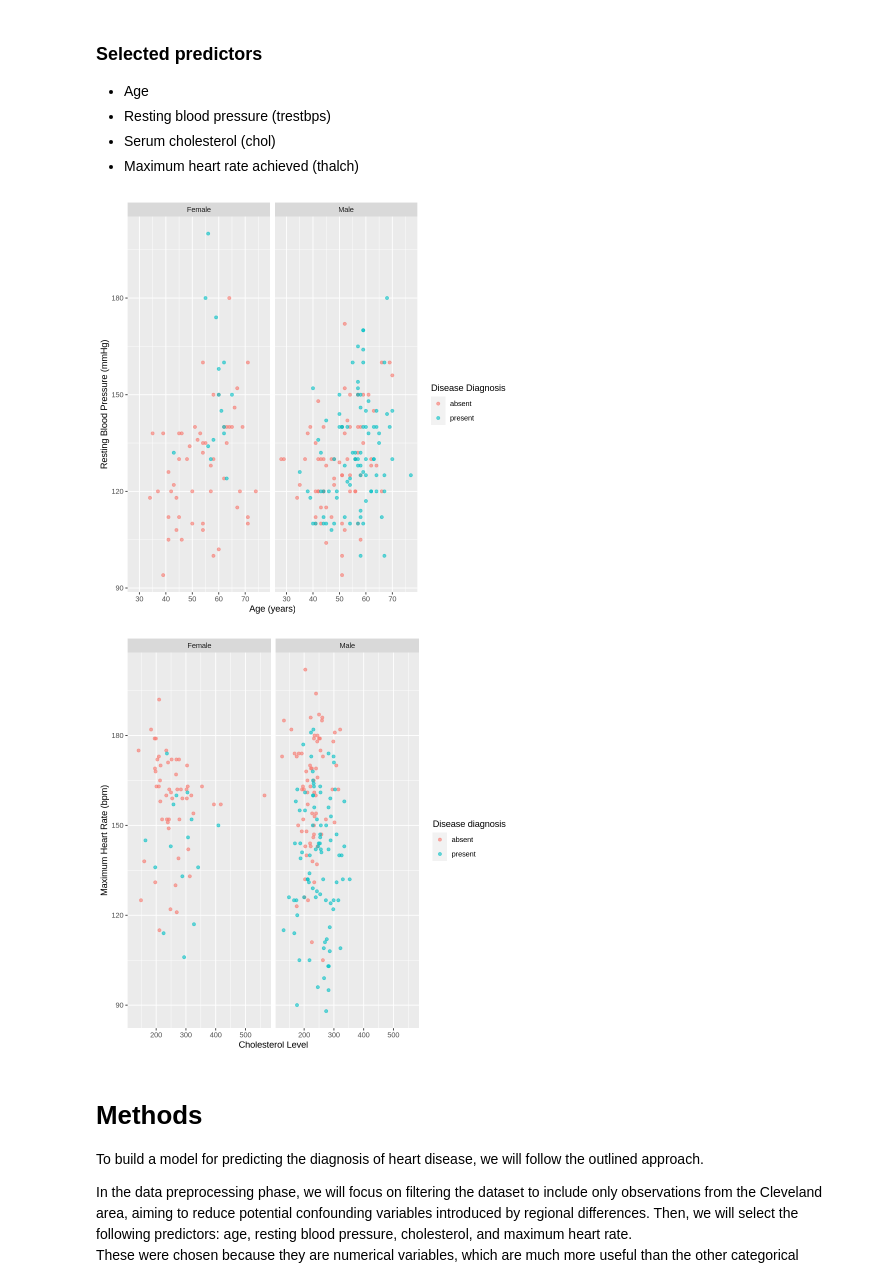
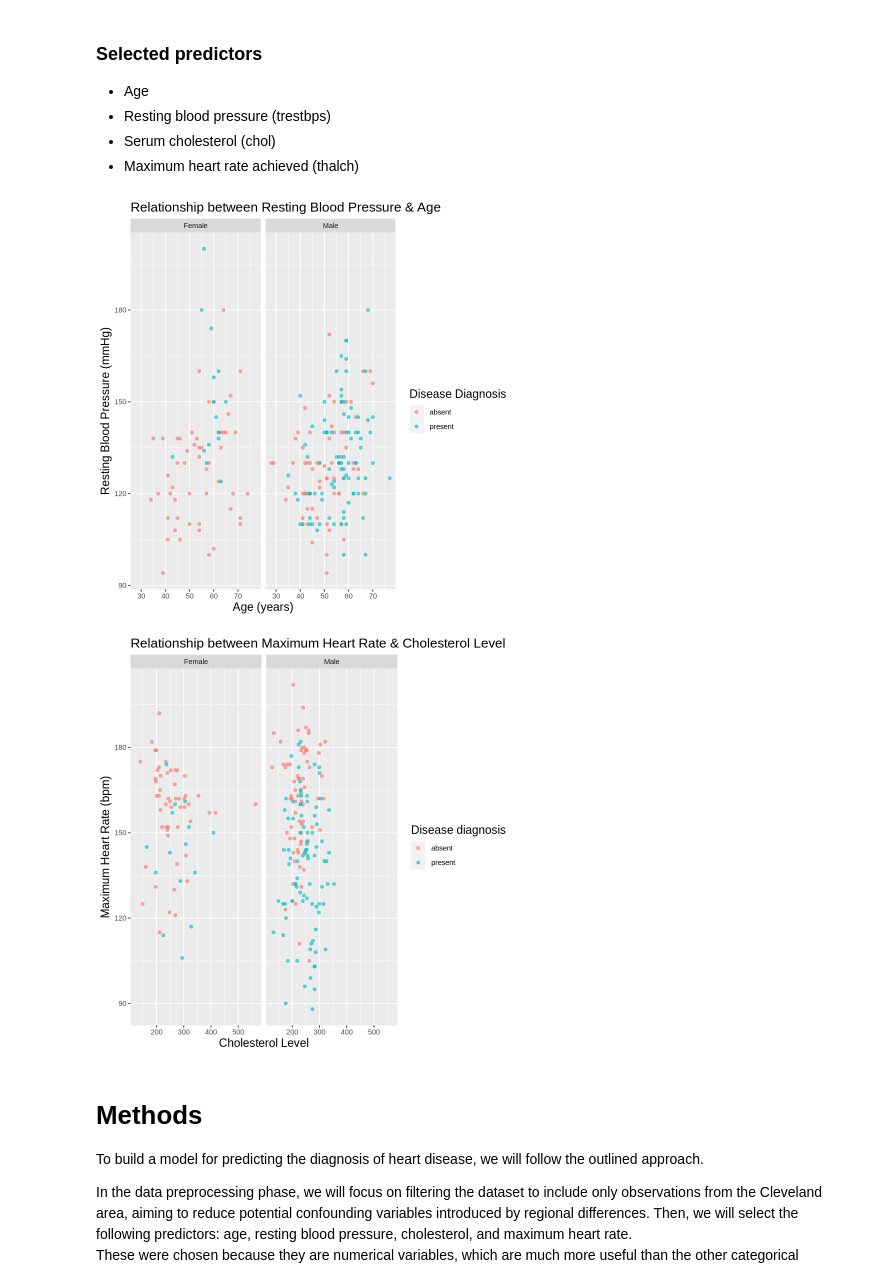
Before and after one commit to chiefpat450119/HeartDiseaseClassifier, a Jupyter notebook: Project_Notebook.ipynb, the cells around one changed output. Cells and saved outputs as stored; diff of their text form; code cells hidden in the pictures.

Commit message:
graphs polished

```diff
--- a/Project_Notebook.ipynb
+++ b/Project_Notebook.ipynb
@@ -161,22 +161,38 @@ A tibble: 1 × 17
 # %%
 # Let's look at how two of predictor variables correlate with heart disease.
 heart_age_bp_plot <- heart_train |>
-ggplot(aes(x = age, y = trestbps, color = disease)) +
-geom_point(alpha = 0.6) +
-labs(x = "Age (years)", y = "Resting Blood Pressure (mmHg)", color = "Disease Diagnosis") +
-facet_grid(cols = (vars(sex)))
+  ggplot(aes(x = age, y = trestbps, color = disease)) +
+  geom_point(alpha = 0.6) +
+  labs(x = "Age (years)", y = "Resting Blood Pressure (mmHg)", color = "Disease Diagnosis") +
+  ggtitle("Relationship between Resting Blood Pressure & Age") +
+  theme(
+    plot.title = element_text(size = 16),  # Adjust title size
+    axis.title = element_text(size = 14),  # Adjust axis label size
+    legend.title = element_text(size = 14) # Adjust legend title size
+  ) +
+  facet_grid(cols = (vars(sex)))
+
 heart_age_bp_plot
 # %% [output]
-[figure, old version]
+[figure, new version]
 # %%
 # Now the other two predictor variables
-heart_chol_hr_plot <- ggplot(heart_train, aes(x = chol, y = thalch, color = disease)) +
-geom_point(alpha = 0.6) +
-labs(x = "Cholesterol Level", y = "Maximum Heart Rate (bpm)", color = "Disease diagnosis") +
-facet_grid(cols = (vars(sex)))
+heart_chol_hr_plot <- heart_train |>
+ggplot(aes(x = chol, y = thalch, color = disease)) +
+  geom_point(alpha = 0.6) +
+  labs(x = "Cholesterol Level",
+       y = "Maximum Heart Rate (bpm)",
+       color = "Disease diagnosis") +
+  ggtitle("Relationship between Maximum Heart Rate & Cholesterol Level") +
+  theme(
+    plot.title = element_text(size = 16),  # Adjust title size
+    axis.title = element_text(size = 14),  # Adjust axis label size
+    legend.title = element_text(size = 14) # Adjust legend title size
+  ) +
+  facet_grid(cols = (vars(sex)))
 heart_chol_hr_plot
 # %% [output]
-[figure, old version]
+[figure, new version]
 # %% [markdown]
 # Methods
 To build a model for predicting the diagnosis of heart disease, we will follow the outlined approach.
```
Also changed, not shown: parts of 1 cell of this notebook.
